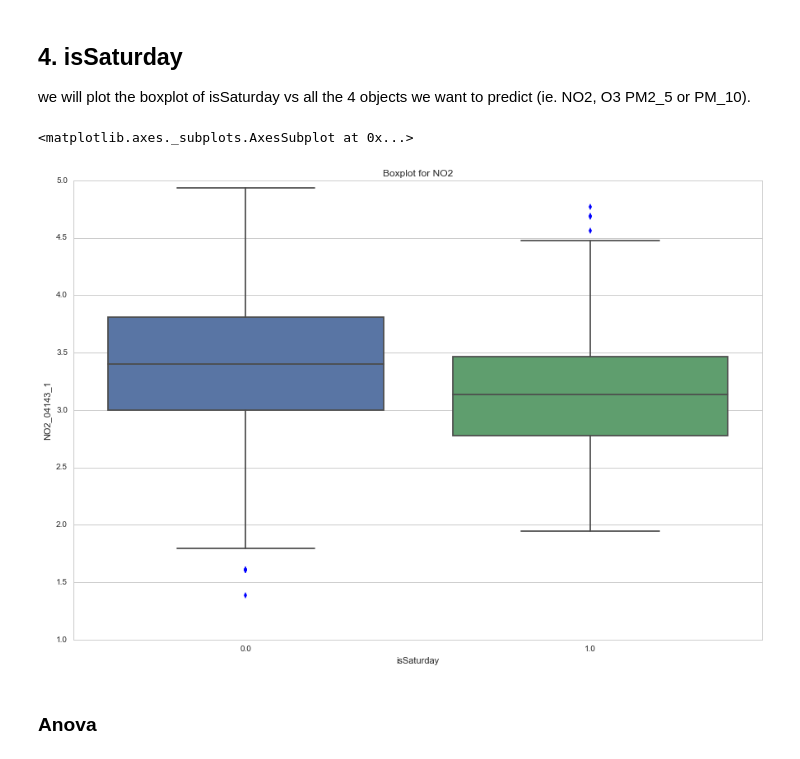
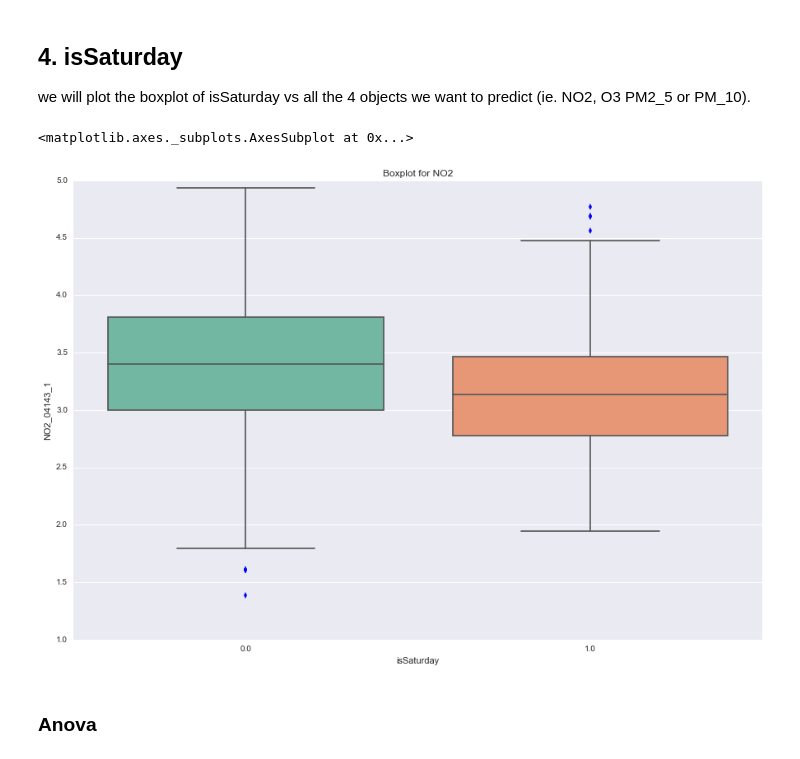
Before and after one commit to MGIMM/Predict-pollution-in-an-asian-megacity, a Jupyter notebook: Nominal Variables (for NO2).ipynb, the cells around one changed output. Drawn from its saved outputs; the diff is of its cells as text; code cells hidden in the pictures.

```diff
--- a/Nominal Variables (for NO2).ipynb
+++ b/Nominal Variables (for NO2).ipynb
@@ -53,7 +53,7 @@ Counter({'NO2': 11,
 * isSundayOrPublicHollyday
 * month
 # %%
-sns.set_style('whitegrid')
+sns.set_style('darkgrid')
 # %%
 plt.figure(figsize=(15,10))
 plt.title('Hist for '+Object)
@@ -133,10 +133,10 @@ we will plot the boxplot of isSaturday vs all the 4 objects we want to predict (
 # %%
 plt.figure(figsize=(15,10))
 plt.title('Boxplot for '+Object)
-sns.boxplot(Xtrain.isSaturday,data_log)
+sns.boxplot(Xtrain.isSaturday,data_log,palette="Set2")
 # %% [output]
 <matplotlib.axes._subplots.AxesSubplot at 0x...>
-[figure, old version]
+[figure, new version]
 # %% [markdown]
 ### Anova
 # %%
```
Also changed, not shown: parts of 6 cells of this notebook.
